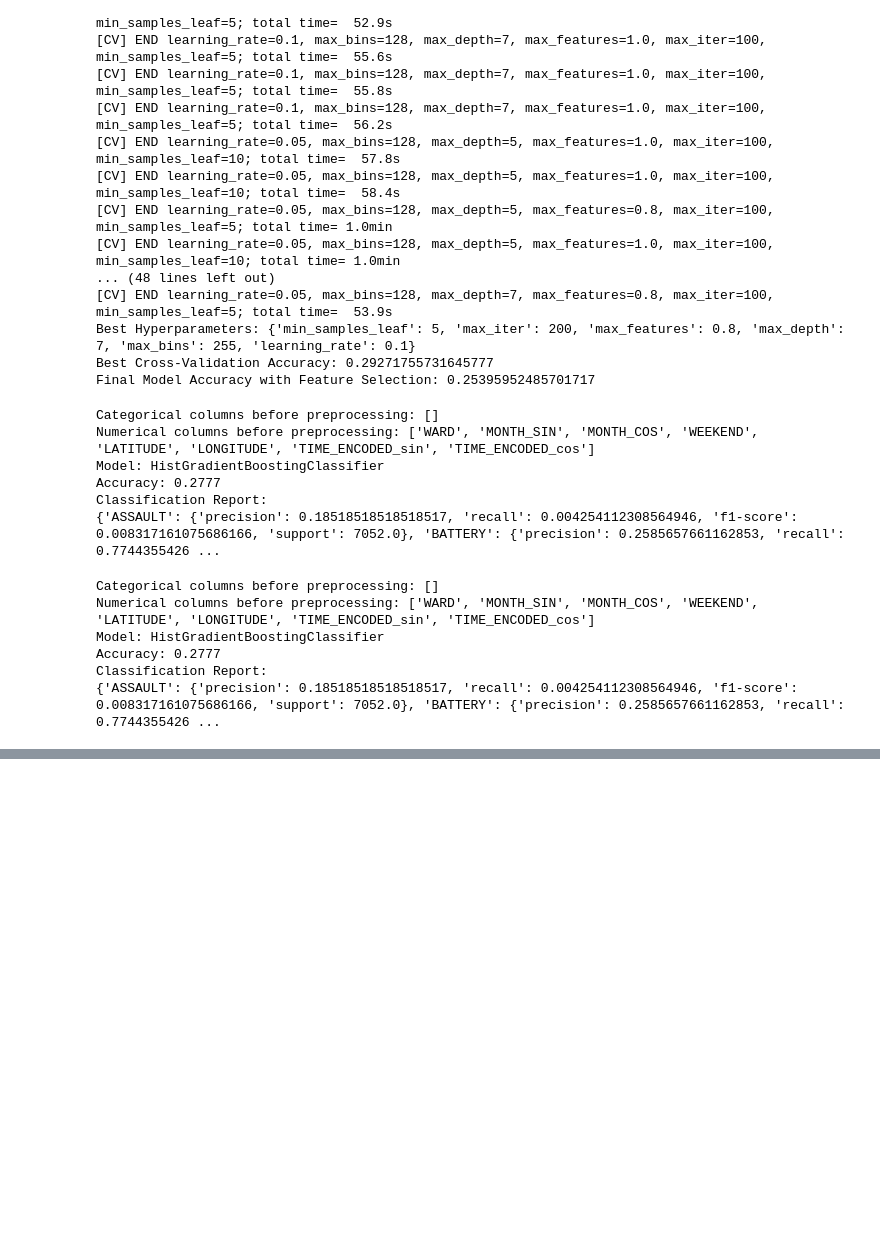
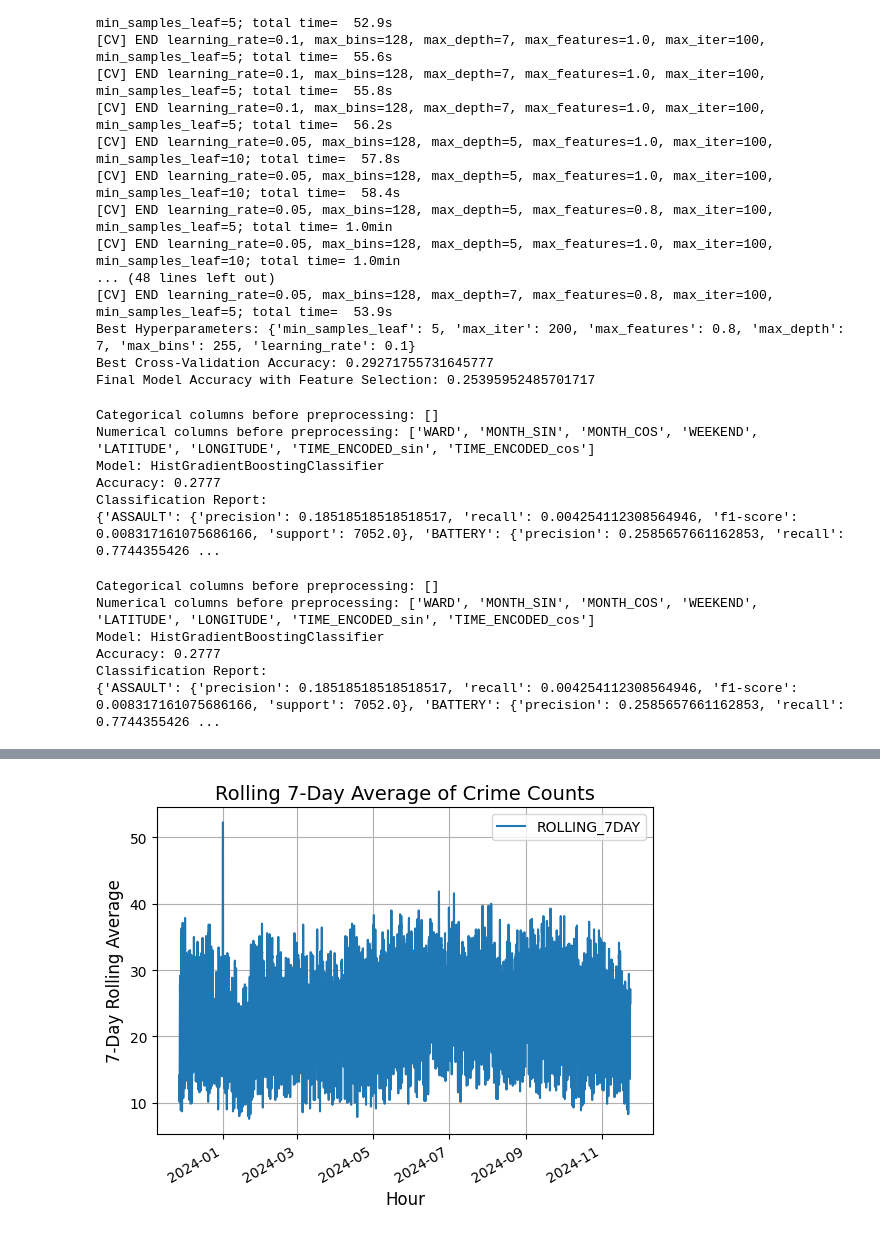
Before and after one commit to soulseekqt/risky_predictive_policing, a Jupyter notebook: notebooks/modeling_SA.ipynb, the cells around one changed output, grey strips where cells are left out. Saved outputs shown, nothing was run; the diff lists cells and outputs as text; code cells hidden in the pictures; blank space fills up the shorter version.

```diff
--- a/notebooks/modeling_SA.ipynb
+++ b/notebooks/modeling_SA.ipynb
@@ -1544,0 +1705,80 @@ Classification Report:
+# %%
+import pandas as pd
+import numpy as np
+from sklearn.model_selection import train_test_split
+from sklearn.ensemble import RandomForestRegressor, RandomForestClassifier
+from sklearn.metrics import mean_squared_error, accuracy_score
+import matplotlib.pyplot as plt
+
+# Load the dataset
+file_path = '../raw_data/preprocessed_chicago_old.csv'  # Update with your file path
+data = pd.read_csv(file_path)
+
+# Ensure 'DATE OF OCCURRENCE' is in datetime format
+data['DATE'] = pd.to_datetime(data['DATE OF OCCURRENCE'])
+
+# Fix the deprecated warning, 'H' is replaced with 'h'
+data['HOUR'] = data['DATE'].dt.floor('h')
+
+# Aggregate data to hourly counts
+hourly_counts = data.groupby('HOUR').size().reset_index(name='CRIME_COUNT')
+
+# Classify dominant crime type for each hour
+hourly_dominant_crime = data.groupby('HOUR')['OFFENSES'].agg(lambda x: x.mode()[0] if not x.mode().empty else None)
+
+# Merge counts with dominant crime type
+hourly_data = pd.merge(hourly_counts, hourly_dominant_crime, on='HOUR', how='left')
+
+# Create time-based cyclical features (sin and cos for hour)
+hourly_data['TIME_SIN'] = np.sin(2 * np.pi * hourly_data['HOUR'].dt.hour / 24)
+hourly_data['TIME_COS'] = np.cos(2 * np.pi * hourly_data['HOUR'].dt.hour / 24)
+
+# Add rolling average for crime counts (7-day rolling average)
+hourly_data['ROLLING_7DAY'] = hourly_data['CRIME_COUNT'].rolling(window=7).mean()
+
+# Add day-of-week feature
+hourly_data['DAY_OF_WEEK'] = hourly_data['HOUR'].dt.dayofweek
+
+# Create lagged features for time-series regression
+hourly_data['CRIME_COUNT_LAG1'] = hourly_data['CRIME_COUNT'].shift(1)
+hourly_data['CRIME_COUNT_LAG24'] = hourly_data['CRIME_COUNT'].shift(24)
+
+# Drop rows with missing values (due to lagging and rolling averages)
+hourly_data = hourly_data.dropna()
+
+# Split features and targets
+X = hourly_data[['TIME_SIN', 'TIME_COS', 'CRIME_COUNT_LAG1', 'CRIME_COUNT_LAG24', 'ROLLING_7DAY', 'DAY_OF_WEEK']]
+y_reg = hourly_data['CRIME_COUNT']
+y_class = hourly_data['OFFENSES']
+
+# Split data into training and test sets
+X_train, X_test, y_reg_train, y_reg_test = train_test_split(X, y_reg, test_size=0.2, random_state=42)
+_, _, y_class_train, y_class_test = train_test_split(X, y_class, test_size=0.2, random_state=42)
+
+# Train a Random Forest Regressor for time-series regression (predict crime counts)
+regressor = RandomForestRegressor(n_estimators=100, random_state=42)
+regressor.fit(X_train, y_reg_train)
+y_reg_pred = regressor.predict(X_test)
+
+# Train a Random Forest Classifier for time-series classification (predict offense type)
+classifier = RandomForestClassifier(n_estimators=100, random_state=42)
+classifier.fit(X_train, y_class_train)
+y_class_pred = classifier.predict(X_test)
+
+# Evaluate the regression model (Mean Squared Error)
+mse = mean_squared_error(y_reg_test, y_reg_pred)
+print(f"Regression Mean Squared Error: {mse}")
+
+# Evaluate the classification model (Accuracy)
+accuracy = accuracy_score(y_class_test, y_class_pred)
+print(f"Classification Accuracy: {accuracy}")
+
+# Optional: Visualize the rolling 7-day average of crime counts
+plt.figure(figsize=(12, 6))
+hourly_data[['HOUR', 'ROLLING_7DAY']].set_index('HOUR').plot()
+plt.title('Rolling 7-Day Average of Crime Counts', fontsize=14)
+plt.xlabel('Hour', fontsize=12)
+plt.ylabel('7-Day Rolling Average', fontsize=12)
+plt.grid(True)
+plt.show()
+# %% [output]
@@ -1544,0 +1788 @@ Classification Report:
+[figure, added]
```
Also changed, not shown: parts of 36 cells of this notebook.
